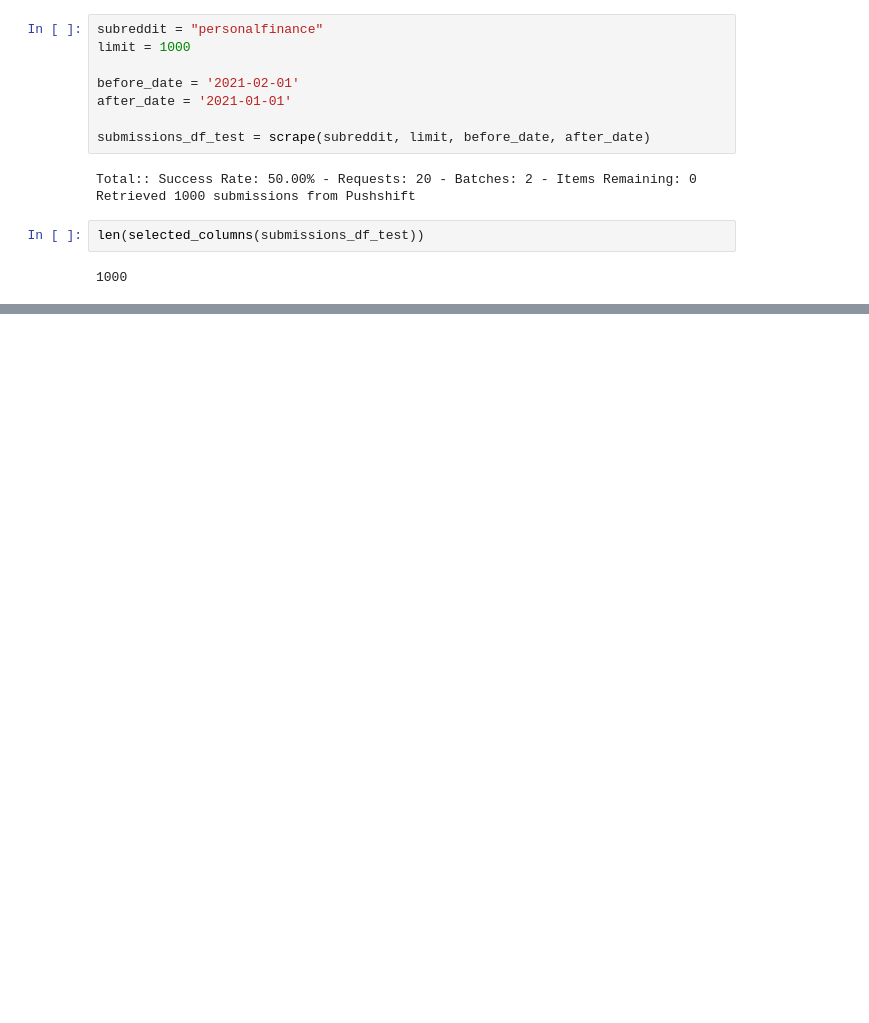
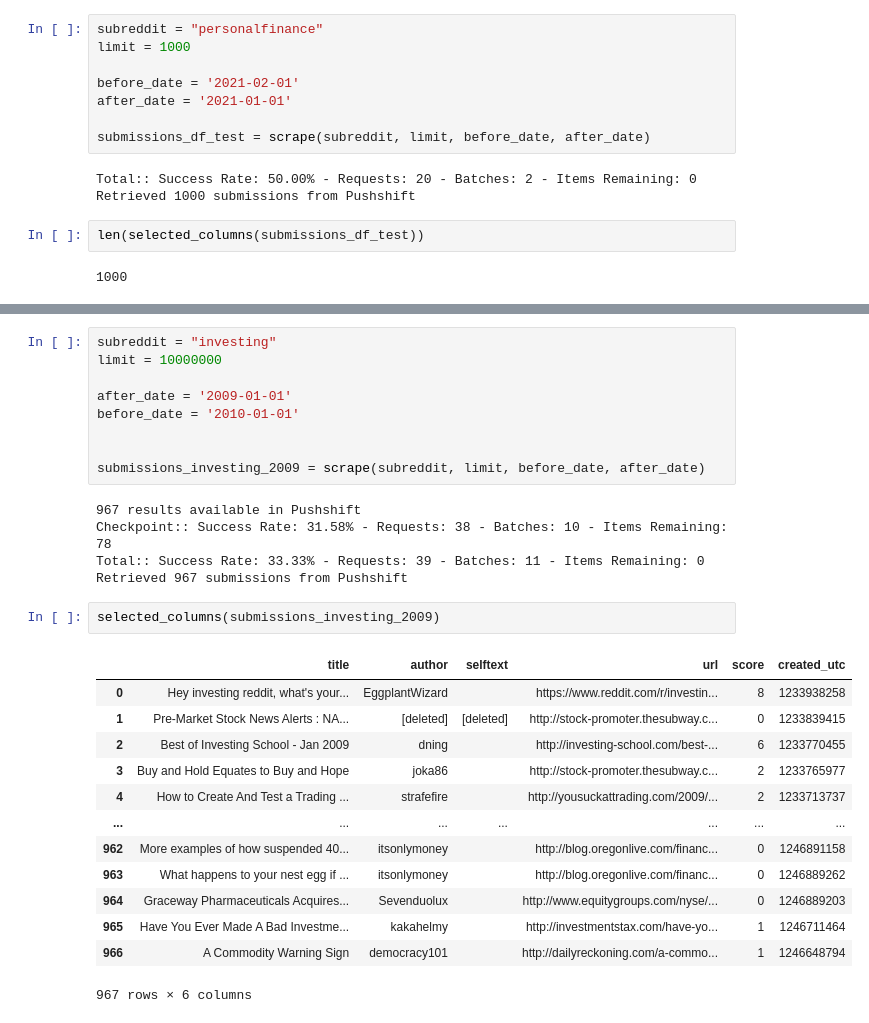
Before and after one commit to jinfei1125/personal-finance, a Jupyter notebook: scrape_pushshift.ipynb, the cells around one changed output, grey strips where cells are left out. Saved outputs shown, nothing was run; the diff lists cells and outputs as text; blank space fills up the shorter version.

```diff
--- a/scrape_pushshift.ipynb
+++ b/scrape_pushshift.ipynb
@@ -116,0 +86,30 @@ len(selected_columns(submissions_df_test))
+# %%
+subreddit = "investing"
+limit = 10000000
+
+after_date = '2009-01-01'
+before_date = '2010-01-01'
+
+
+submissions_investing_2009 = scrape(subreddit, limit, before_date, after_date)
+# %% [output]
+967 results available in Pushshift
+Checkpoint:: Success Rate: 31.58% - Requests: 38 - Batches: 10 - Items Remaining: 78
+Total:: Success Rate: 33.33% - Requests: 39 - Batches: 11 - Items Remaining: 0
+Retrieved 967 submissions from Pushshift
+# %%
+selected_columns(submissions_investing_2009)
+# %% [output]
+|  | title | author | selftext | url | score | created_utc |
+| 0 | Hey investing reddit, what's your... | EggplantWizard |  | https://www.reddit.com/r/investin... | 8 | 1233938258 |
+| 1 | Pre-Market Stock News Alerts : NA... | [deleted] | [deleted] | http://stock-promoter.thesubway.c... | 0 | 1233839415 |
+| 2 | Best of Investing School - Jan 2009 | dning |  | http://investing-school.com/best-... | 6 | 1233770455 |
+| 3 | Buy and Hold Equates to Buy and Hope | joka86 |  | http://stock-promoter.thesubway.c... | 2 | 1233765977 |
+| 4 | How to Create And Test a Trading ... | strafefire |  | http://yousuckattrading.com/2009/... | 2 | 1233713737 |
+| ... | ... | ... | ... | ... | ... | ... |
+| 962 | More examples of how suspended 40... | itsonlymoney |  | http://blog.oregonlive.com/financ... | 0 | 1246891158 |
+| 963 | What happens to your nest egg if ... | itsonlymoney |  | http://blog.oregonlive.com/financ... | 0 | 1246889262 |
+| 964 | Graceway Pharmaceuticals Acquires... | Sevenduolux |  | http://www.equitygroups.com/nyse/... | 0 | 1246889203 |
+| 965 | Have You Ever Made A Bad Investme... | kakahelmy |  | http://investmentstax.com/have-yo... | 1 | 1246711464 |
+| 966 | A Commodity Warning Sign | democracy101 |  | http://dailyreckoning.com/a-commo... | 1 | 1246648794 |
+967 rows × 6 columns
```
Also changed, not shown: parts of 38 cells of this notebook, 31 other files.
